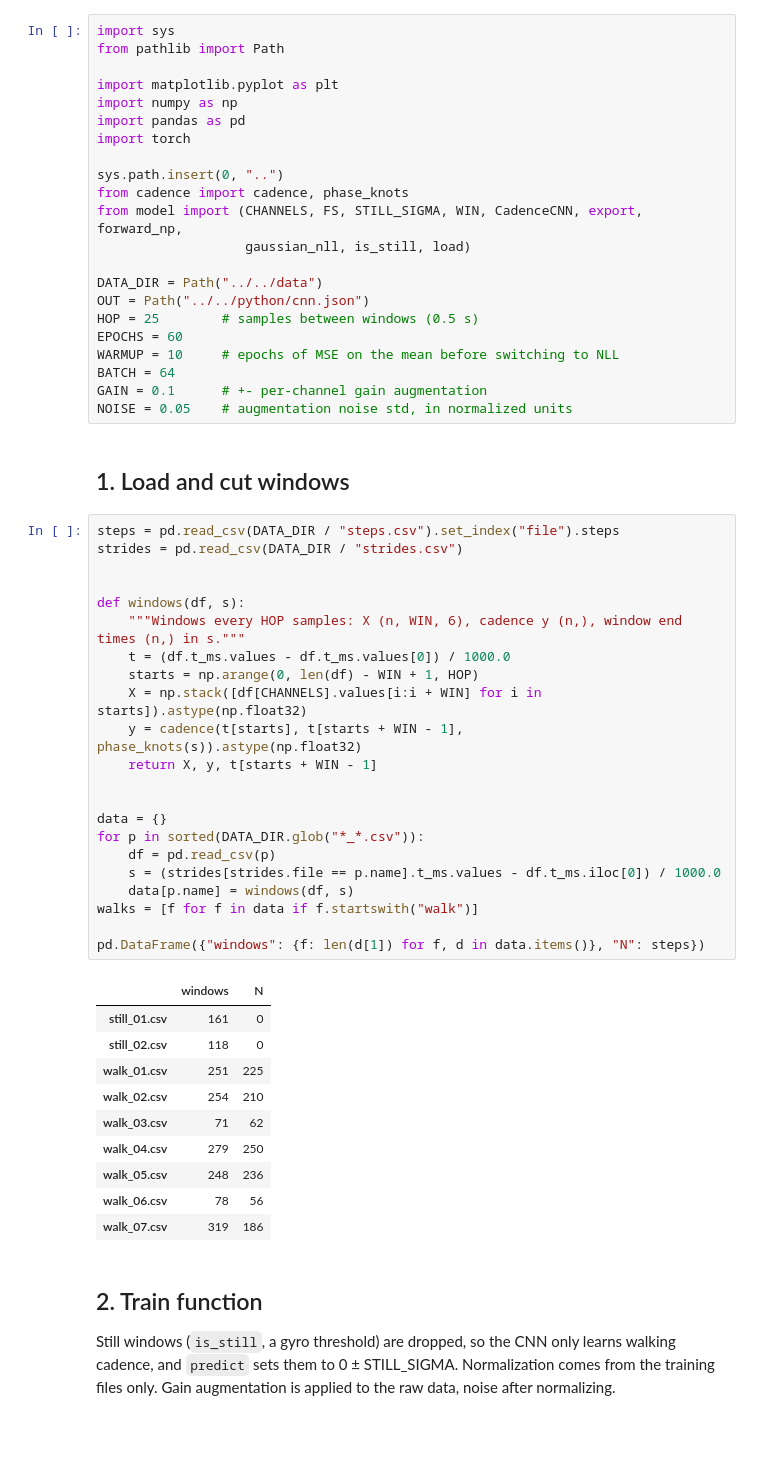
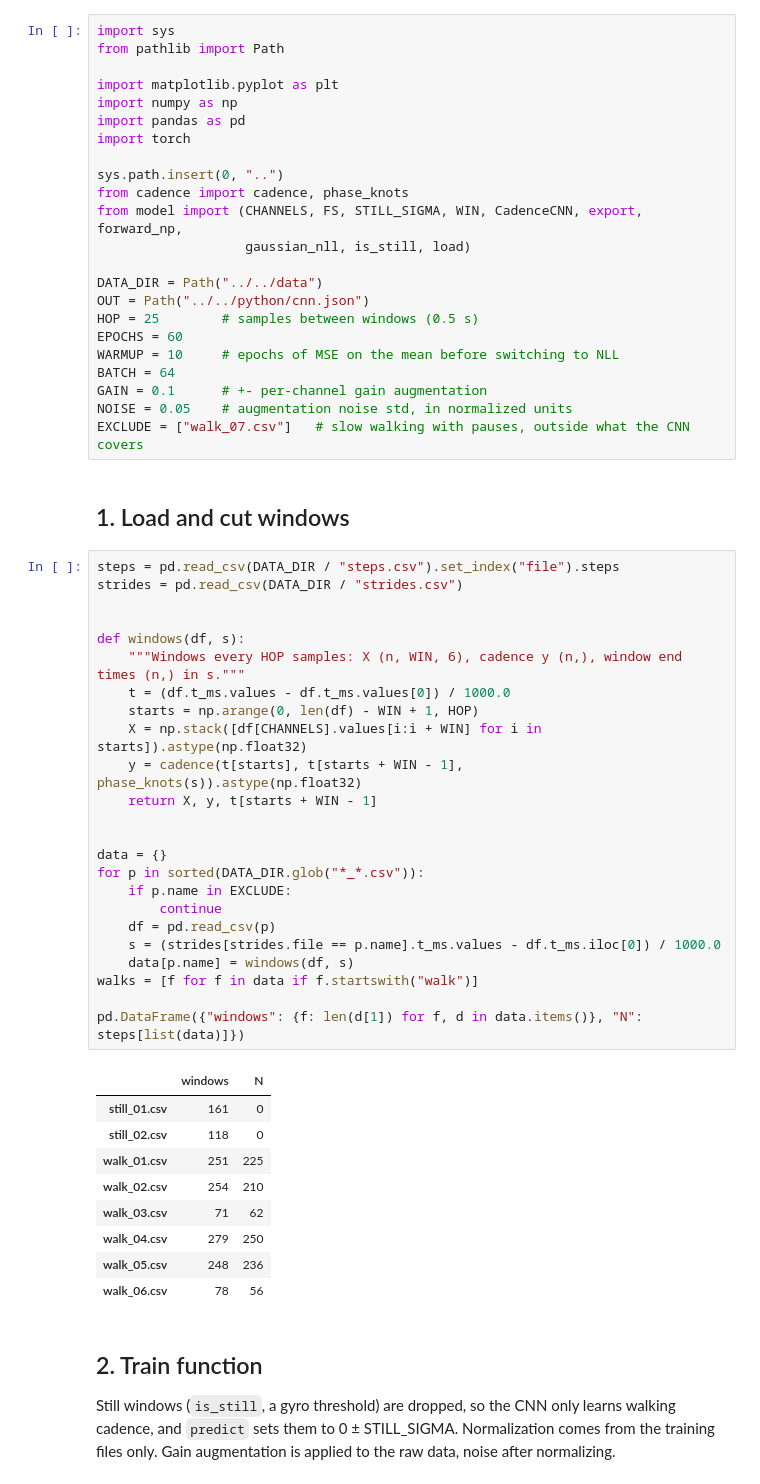
Before and after one commit to dchoate119/step-counter, a Jupyter notebook: laptop/train/train.ipynb, the cells around one changed output. Cells and saved outputs as stored; diff of their text form; blank space fills up the shorter version.

```diff
--- a/laptop/train/train.ipynb
+++ b/laptop/train/train.ipynb
@@ -34,41 +34,43 @@ WARMUP = 10     # epochs of MSE on the mean before switching to NLL
 BATCH = 64
 GAIN = 0.1      # +- per-channel gain augmentation
 NOISE = 0.05    # augmentation noise std, in normalized units
+EXCLUDE = ["walk_07.csv"]   # slow walking with pauses, outside what the CNN covers
 # %% [markdown]
 ## 1. Load and cut windows
 # %%
 steps = pd.read_csv(DATA_DIR / "steps.csv").set_index("file").steps
 strides = pd.read_csv(DATA_DIR / "strides.csv")
 
 
 def windows(df, s):
     """Windows every HOP samples: X (n, WIN, 6), cadence y (n,), window end times (n,) in s."""
     t = (df.t_ms.values - df.t_ms.values[0]) / 1000.0
     starts = np.arange(0, len(df) - WIN + 1, HOP)
     X = np.stack([df[CHANNELS].values[i:i + WIN] for i in starts]).astype(np.float32)
     y = cadence(t[starts], t[starts + WIN - 1], phase_knots(s)).astype(np.float32)
     return X, y, t[starts + WIN - 1]
 
 
 data = {}
 for p in sorted(DATA_DIR.glob("*_*.csv")):
+    if p.name in EXCLUDE:
+        continue
     df = pd.read_csv(p)
     s = (strides[strides.file == p.name].t_ms.values - df.t_ms.iloc[0]) / 1000.0
     data[p.name] = windows(df, s)
 walks = [f for f in data if f.startswith("walk")]
 
-pd.DataFrame({"windows": {f: len(d[1]) for f, d in data.items()}, "N": steps})
+pd.DataFrame({"windows": {f: len(d[1]) for f, d in data.items()}, "N": steps[list(data)]})
 # %% [output]
 |  | windows | N |
 | still_01.csv | 161 | 0 |
 | still_02.csv | 118 | 0 |
 | walk_01.csv | 251 | 225 |
 | walk_02.csv | 254 | 210 |
 | walk_03.csv | 71 | 62 |
 | walk_04.csv | 279 | 250 |
 | walk_05.csv | 248 | 236 |
 | walk_06.csv | 78 | 56 |
-| walk_07.csv | 319 | 186 |
 # %% [markdown]
 ## 2. Train function
 
```
Also changed, not shown: parts of 6 cells of this notebook, 3 other files.
